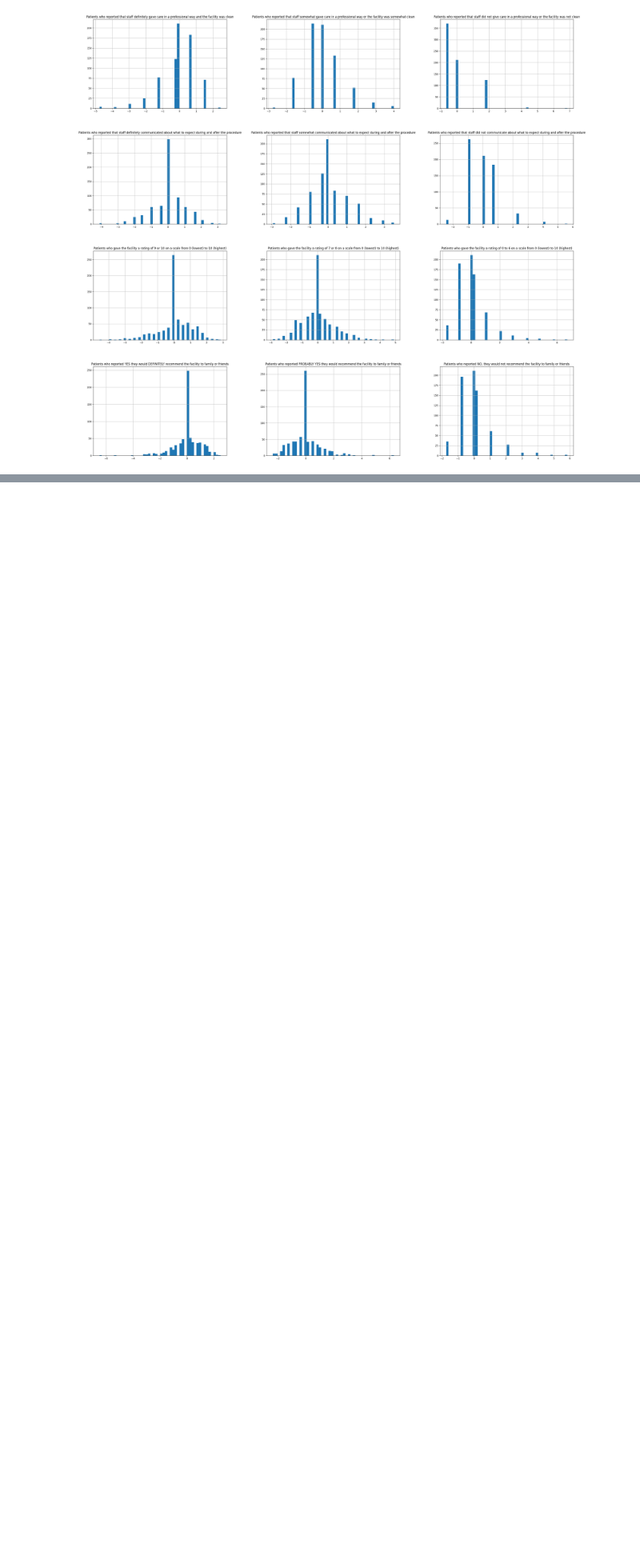
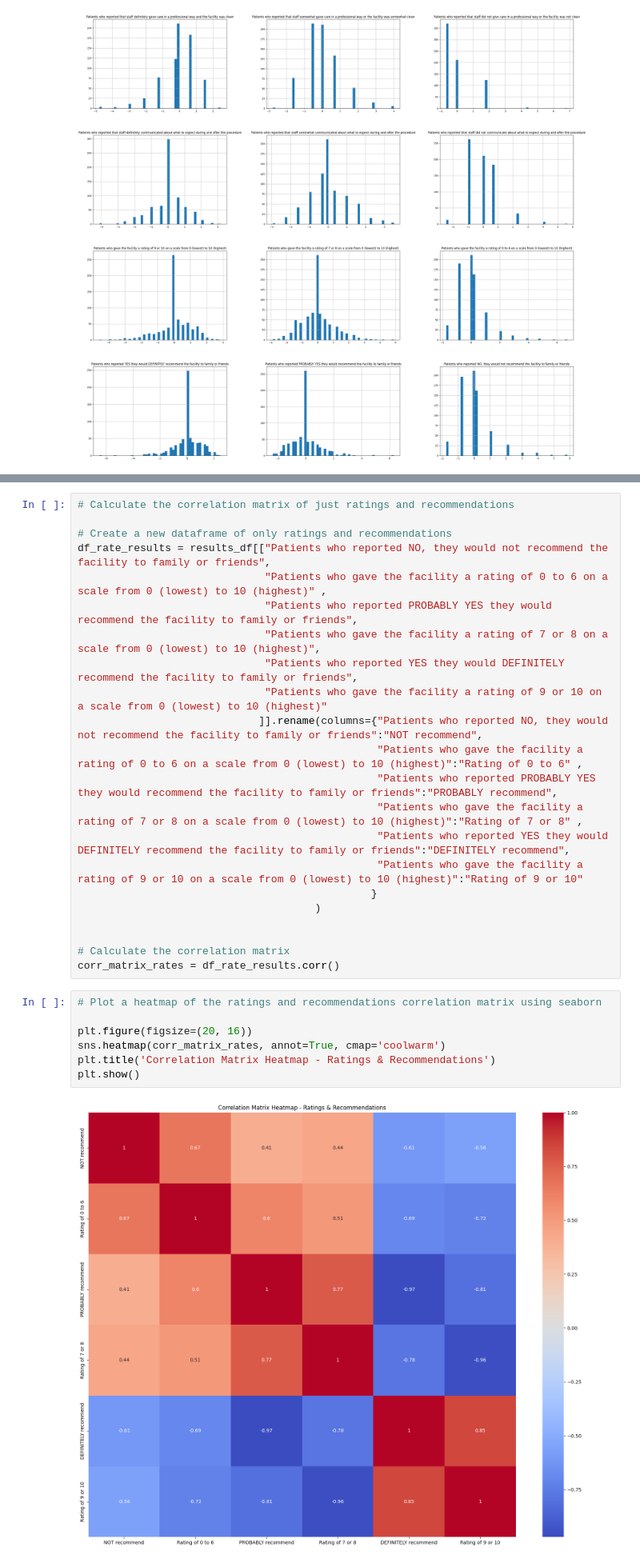
Before and after one commit to rachel5678b/Data-Science-Project-1, a Jupyter notebook: OAS_CAHPS.ipynb, the cells around one changed output, grey strips where cells are left out. Shown at 80% size. Saved outputs shown, nothing was run; the diff lists cells and outputs as text; blank space fills up the shorter version.

```diff
--- a/OAS_CAHPS.ipynb
+++ b/OAS_CAHPS.ipynb
@@ -209,3 +249,34 @@ corr_matrix = results_df.corr()
+# %%
+# Calculate the correlation matrix of just ratings and recommendations
+
+# Create a new dataframe of only ratings and recommendations
+df_rate_results = results_df[["Patients who reported NO, they would not recommend the facility to family or friends",
+                              "Patients who gave the facility a rating of 0 to 6 on a scale from 0 (lowest) to 10 (highest)" ,
+                              "Patients who reported PROBABLY YES they would recommend the facility to family or friends",
+                              "Patients who gave the facility a rating of 7 or 8 on a scale from 0 (lowest) to 10 (highest)",
+                              "Patients who reported YES they would DEFINITELY recommend the facility to family or friends",
+                              "Patients who gave the facility a rating of 9 or 10 on a scale from 0 (lowest) to 10 (highest)"
+                             ]].rename(columns={"Patients who reported NO, they would not recommend the facility to family or friends":"NOT recommend",
+                                                "Patients who gave the facility a rating of 0 to 6 on a scale from 0 (lowest) to 10 (highest)":"Rating of 0 to 6" ,
+                                                "Patients who reported PROBABLY YES they would recommend the facility to family or friends":"PROBABLY recommend",
+                                                "Patients who gave the facility a rating of 7 or 8 on a scale from 0 (lowest) to 10 (highest)":"Rating of 7 or 8" ,
+                                                "Patients who reported YES they would DEFINITELY recommend the facility to family or friends":"DEFINITELY recommend",
+                                                "Patients who gave the facility a rating of 9 or 10 on a scale from 0 (lowest) to 10 (highest)":"Rating of 9 or 10"
+                                               }
+                                      )
+
+
+# Calculate the correlation matrix
+corr_matrix_rates = df_rate_results.corr()
+# %%
+# Plot a heatmap of the ratings and recommendations correlation matrix using seaborn
+
+plt.figure(figsize=(20, 16))
+sns.heatmap(corr_matrix_rates, annot=True, cmap='coolwarm')
+plt.title('Correlation Matrix Heatmap - Ratings & Recommendations')
+plt.show()
+# %% [output]
+[figure, added]
 # %% [markdown]
 ## Patients who reported YES they would DEFINITELY recommend the facility to family or friends
 # %%
```
Also changed, not shown: parts of 17 cells of this notebook.
